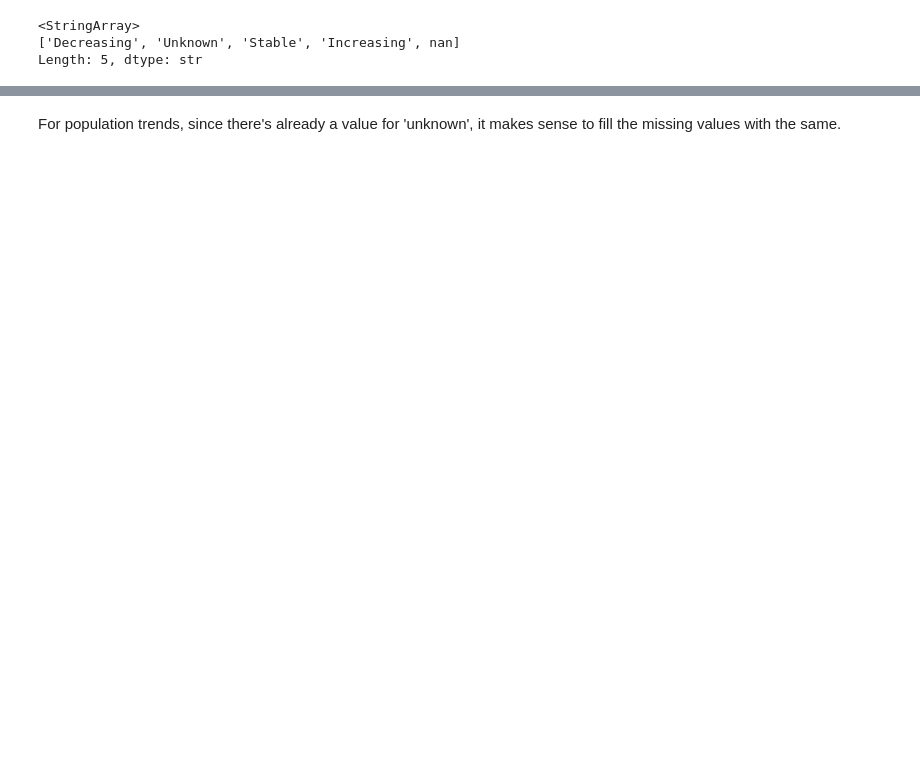
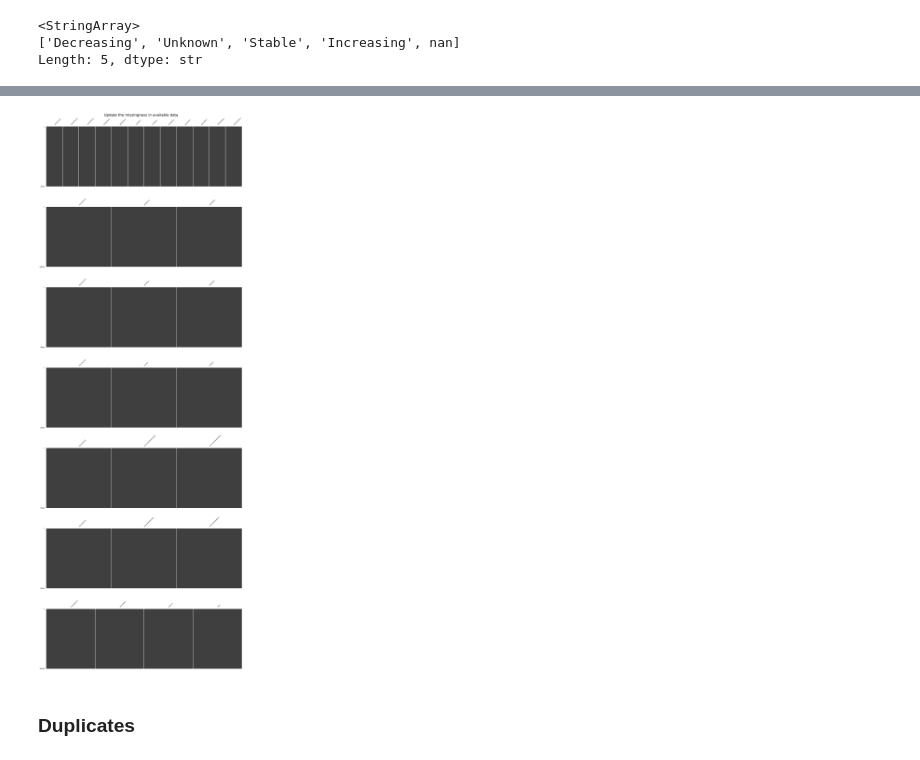
Before and after one commit to AzadiGathui/data_deficient_iucn_species, a Jupyter notebook: notebooks/01_data_wrangling.ipynb, the cells around one changed output, grey strips where cells are left out. Saved outputs shown, nothing was run; the diff lists cells and outputs as text; code cells hidden in the pictures; blank space fills up the shorter version.

```diff
--- a/notebooks/01_data_wrangling.ipynb
+++ b/notebooks/01_data_wrangling.ipynb
@@ -185,2 +99,31 @@ full_df['populationTrend'].unique()
-# %% [markdown]
-For population trends, since there's already a value for 'unknown', it makes sense to fill the missing values with the same.
+# %%
+# select the columns from each additional csv and rename it for merging
+
+habitats = habitats[['internalTaxonId', 'code', 'name']].rename(columns={'code':'habitatCode', 'name':'habitatName'})
+
+threats = threats[['internalTaxonId', 'code', 'name']].rename(columns={'code':'threatCode','name':'threatName'})
+
+usetrade = usetrade[['internalTaxonId', 'code', 'name']].rename(columns={'code':'useCode', 'name':'useName'})
+
+conservation_needed = conservation_needed[['internalTaxonId', 'code', 'name']].rename(columns={'code':'conservationNeededCode', 'name':'conservationNeededName'})
+
+research_needed = research_needed[['internalTaxonId', 'code', 'name']].rename(columns={'code':'researchNeededCode','name':'researchNeededName'})
+
+countries = countries[['internalTaxonId', 'code', 'name', 'presence', 'origin']].rename(columns={'code':'countryCode', 'name':'countryName'})
+# %%
+countries = countries.dropna(axis=1, how='any')
+# %%
+all_tables = [full_df, habitats, threats, usetrade, conservation_needed, research_needed, countries]
+# %%
+fig, axs = plt.subplots(len(all_tables), figsize=(15,40))
+
+for i, table in enumerate(all_tables):
+    mn.matrix(table, ax=axs[i], sparkline=False, fontsize=6)
+
+plt.suptitle('Update the missingness in available data', fontsize=18)
+plt.tight_layout(pad=3)
+plt.show()
+# %% [output]
+[figure, added]
+# %% [markdown]
+### Duplicates
```
Also changed, not shown: parts of 20 cells of this notebook.
